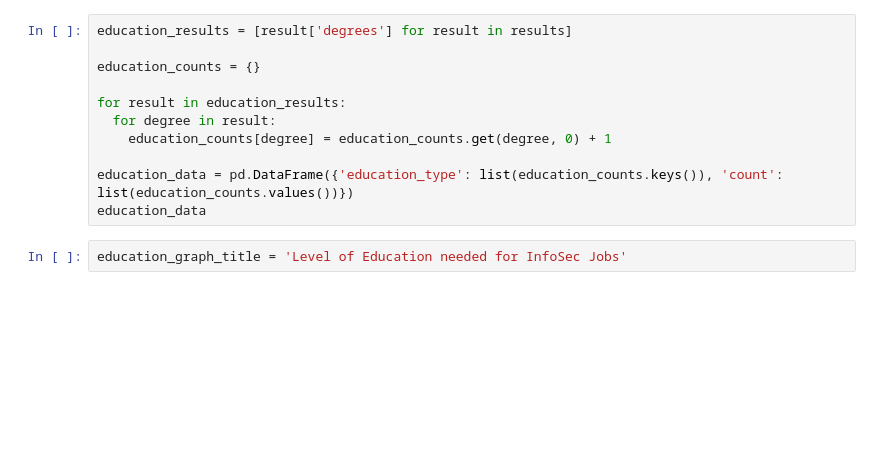
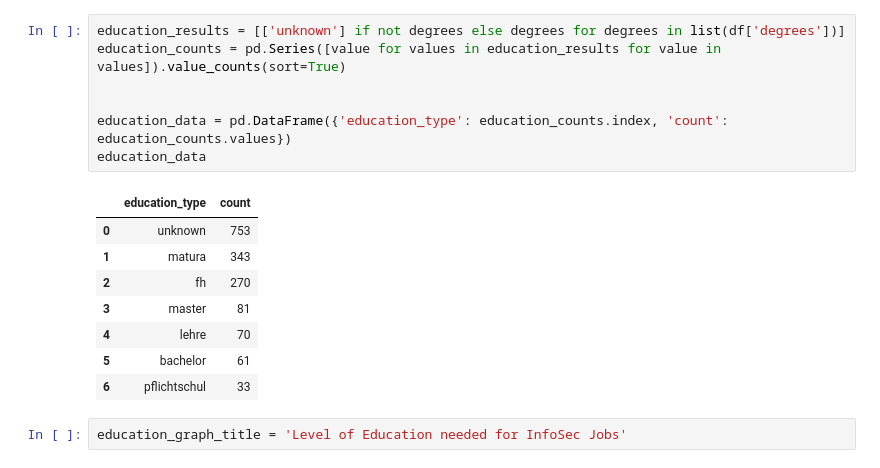
Before and after one commit to reitermarkus/infosec-job-scraper, a Jupyter notebook: nlp/graphs.ipynb, the cells around one changed output. Saved outputs shown, nothing was run; the diff lists cells and outputs as text; blank space fills up the shorter version.

```diff
--- a/nlp/graphs.ipynb
+++ b/nlp/graphs.ipynb
@@ -12,14 +66,19 @@ with open(os.path.join(os.path.join(os.path.dirname(os.path.abspath('')), 'resul
 # %%
-education_results = [result['degrees'] for result in results]
+education_results = [['unknown'] if not degrees else degrees for degrees in list(df['degrees'])]
+education_counts = pd.Series([value for values in education_results for value in values]).value_counts(sort=True)
 
-education_counts = {}
 
-for result in education_results:
-  for degree in result:
-    education_counts[degree] = education_counts.get(degree, 0) + 1
-
-education_data = pd.DataFrame({'education_type': list(education_counts.keys()), 'count': list(education_counts.values())})
+education_data = pd.DataFrame({'education_type': education_counts.index, 'count': education_counts.values})
 education_data
+# %% [output]
+|  | education_type | count |
+| 0 | unknown | 753 |
+| 1 | matura | 343 |
+| 2 | fh | 270 |
+| 3 | master | 81 |
+| 4 | lehre | 70 |
+| 5 | bachelor | 61 |
+| 6 | pflichtschul | 33 |
 # %%
 education_graph_title = 'Level of Education needed for InfoSec Jobs'
 # %%
```
Also changed, not shown: parts of 7 cells of this notebook, 2 other files.
